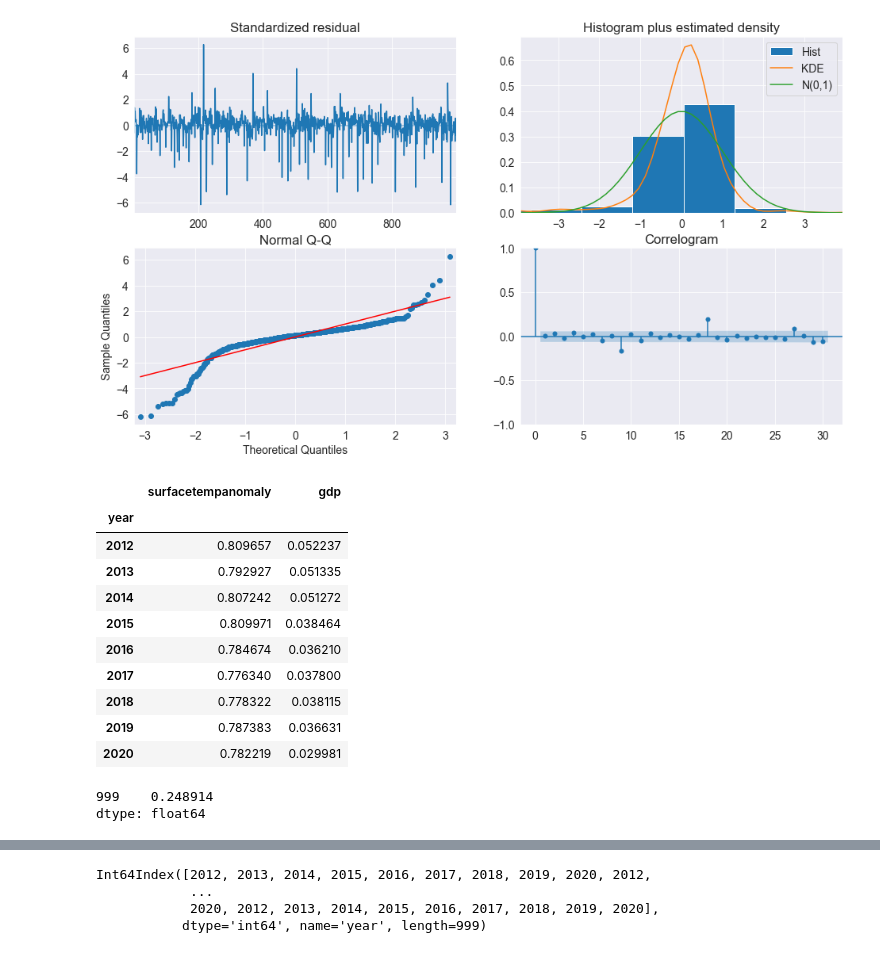
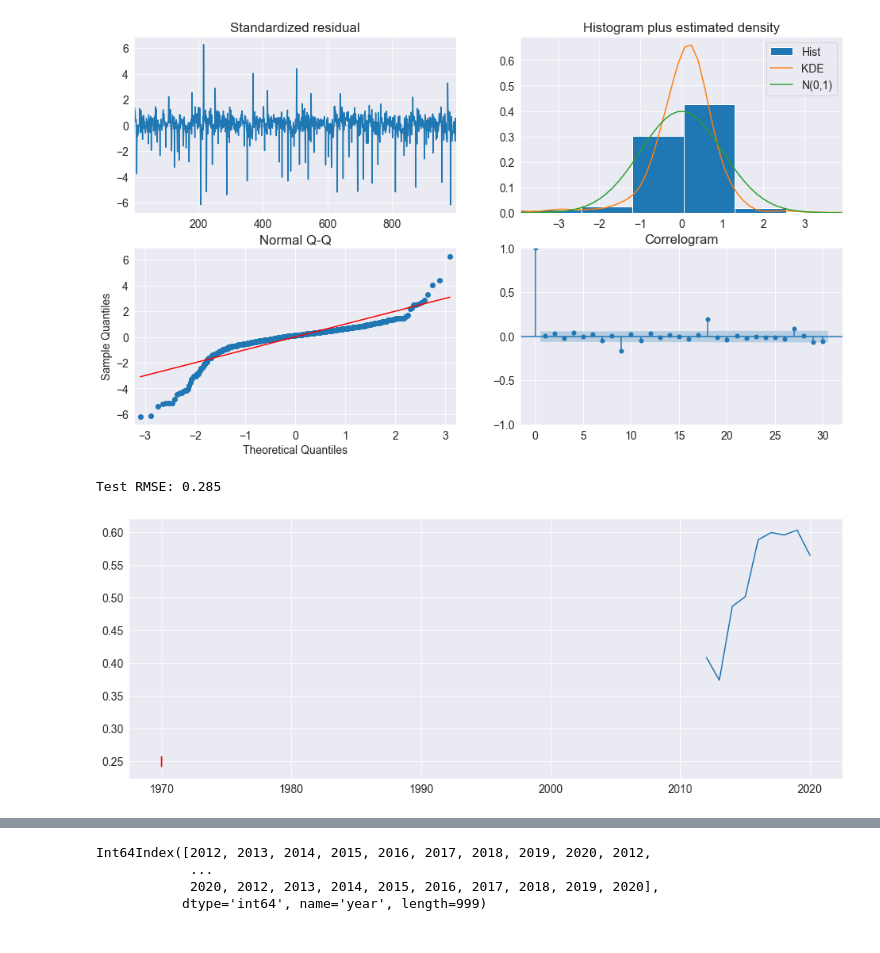
Before and after one commit to njmobley/DSKUS_Team2, a Jupyter notebook: regression.ipynb, the cells around one changed output, grey strips where cells are left out. Cells and saved outputs as stored; diff of their text form; code cells hidden in the pictures.

```diff
--- a/regression.ipynb
+++ b/regression.ipynb
@@ -308,22 +363,28 @@ fig = plt.figure(figsize=(16, 9))
 fig = res.plot_diagnostics(fig=fig, lags=30)
 # %% [output]
 [figure]
-# %%
-df_in[df_in['country-code'] == 12][['surfacetempanomaly', 'gdp']]
-# %% [output]
-|  | surfacetempanomaly | gdp |
-| year |  |  |
-| 2012 | 0.809657 | 0.052237 |
-| 2013 | 0.792927 | 0.051335 |
-| 2014 | 0.807242 | 0.051272 |
-| 2015 | 0.809971 | 0.038464 |
-| 2016 | 0.784674 | 0.036210 |
-| 2017 | 0.776340 | 0.037800 |
-| 2018 | 0.778322 | 0.038115 |
-| 2019 | 0.787383 | 0.036631 |
-| 2020 | 0.782219 | 0.029981 |
-# %%
-print(res.forecast(exog=df_in[['surfacetempanomaly', 'gdp']]))
-# %% [output]
-999    0.248914
-dtype: float64
+# %%
+from sklearn.metrics import mean_squared_error
+from math import sqrt
+
+dff_in = df_in[df_in['country-code'] == 12]
+history = [x for x in dff_in]
+predictions = list()
+# walk-forward validation
+for t in range(len(dff_in)):
+	output = res.forecast(exog=dff_in[t:t+1][['surfacetempanomaly', 'gdp']])
+	yhat = output
+	predictions.append(yhat)
+	obs = dff_in[t:t+1].gfsi
+	history.append(obs)
+rmse = sqrt(mean_squared_error(dff_in.gfsi, predictions))
+print('Test RMSE: %.3f' % rmse)
+# %% [output]
+Test RMSE: 0.285
+# %%
+from matplotlib import pyplot
+pyplot.plot(dff_in.gfsi)
+pyplot.plot(predictions, color='red')
+pyplot.show()
+# %% [output]
+[figure, added]
```
Also changed, not shown: parts of 31 cells of this notebook, 2 other files.
